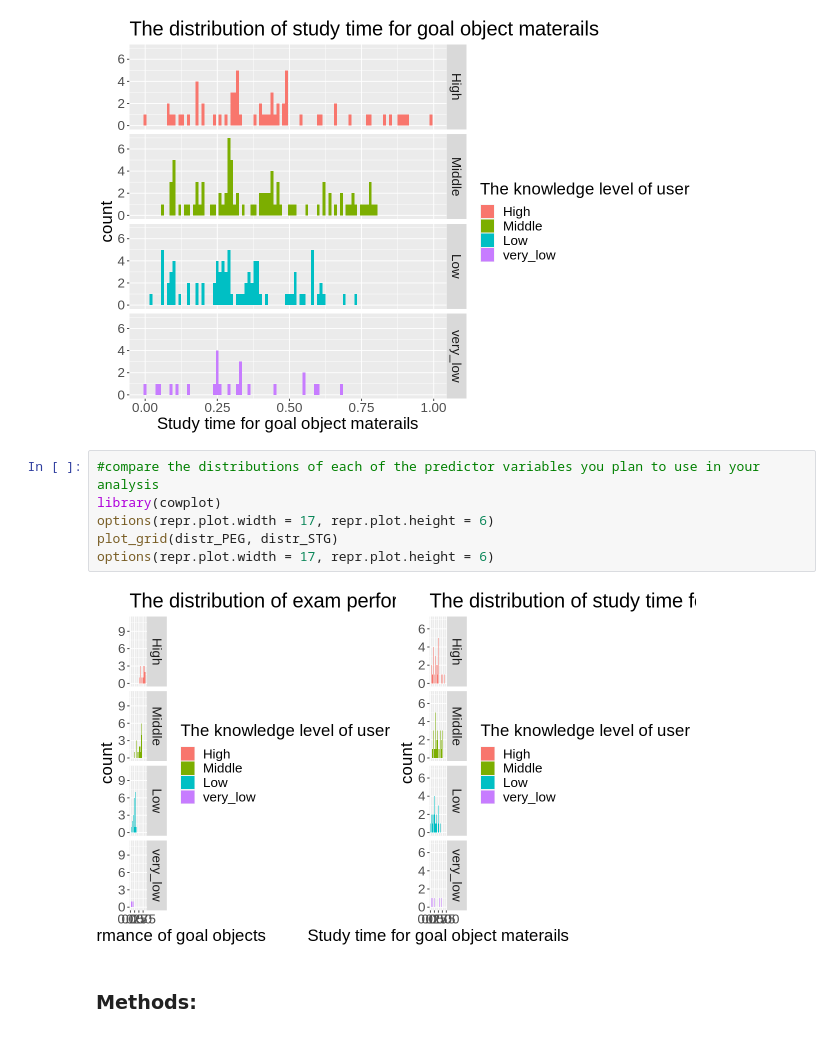
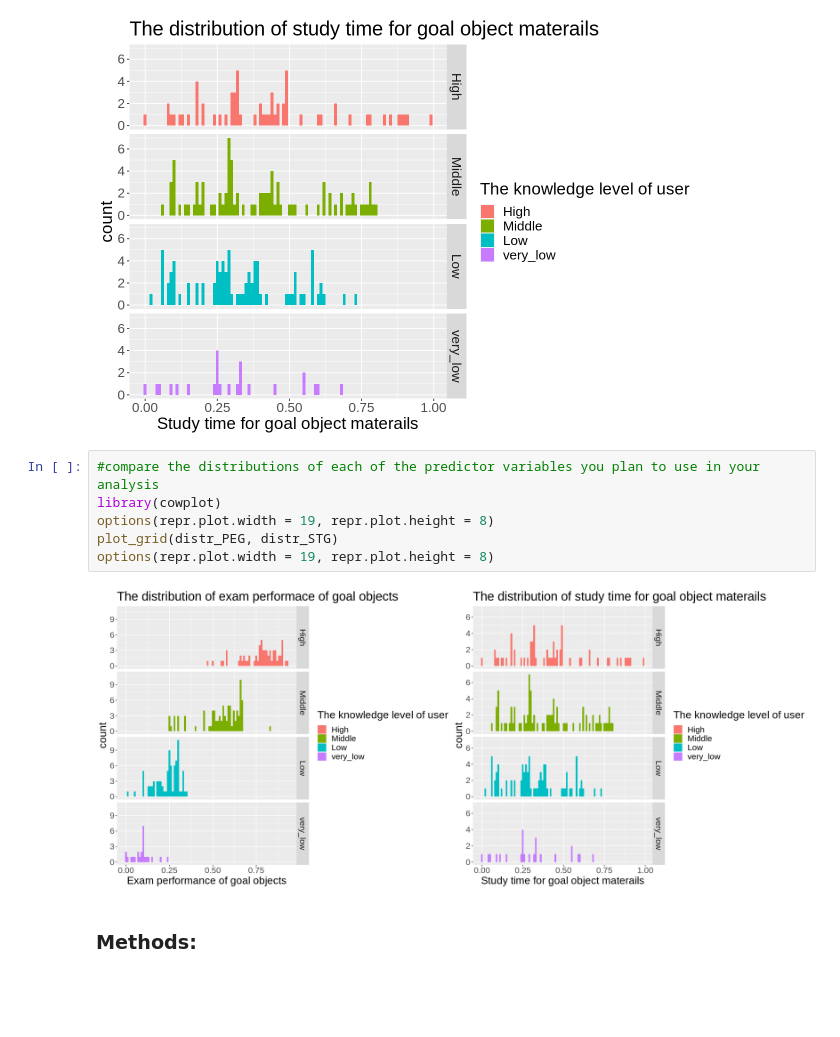
Before and after one commit to namyasharmaa/DSCI-100-Project, a Jupyter notebook: project_proposal.ipynb, the cells around one changed output. Drawn from its saved outputs; the diff is of its cells as text; blank space fills up the shorter version.

Commit message:
add side by side plot reorder factor variable

```diff
--- a/project_proposal.ipynb
+++ b/project_proposal.ipynb
@@ -127,11 +128,11 @@ distr_STG
 # %%
 #compare the distributions of each of the predictor variables you plan to use in your analysis
 library(cowplot)
-options(repr.plot.width = 17, repr.plot.height = 6)
+options(repr.plot.width = 19, repr.plot.height = 8)
 plot_grid(distr_PEG, distr_STG)
-options(repr.plot.width = 17, repr.plot.height = 6)
+options(repr.plot.width = 19, repr.plot.height = 8)
 # %% [output]
-[figure, old version]
+[figure, new version]
 # %% [markdown]
 ### Methods:
 # %% [markdown]
```
Also changed, not shown: parts of 1 cell of this notebook.
